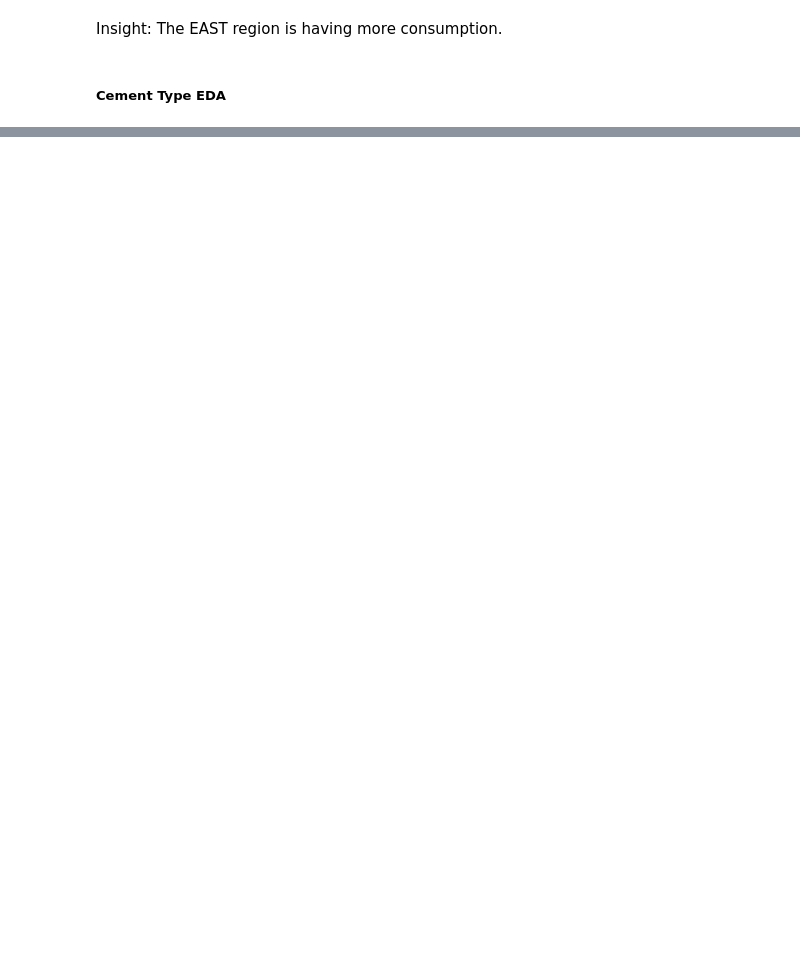
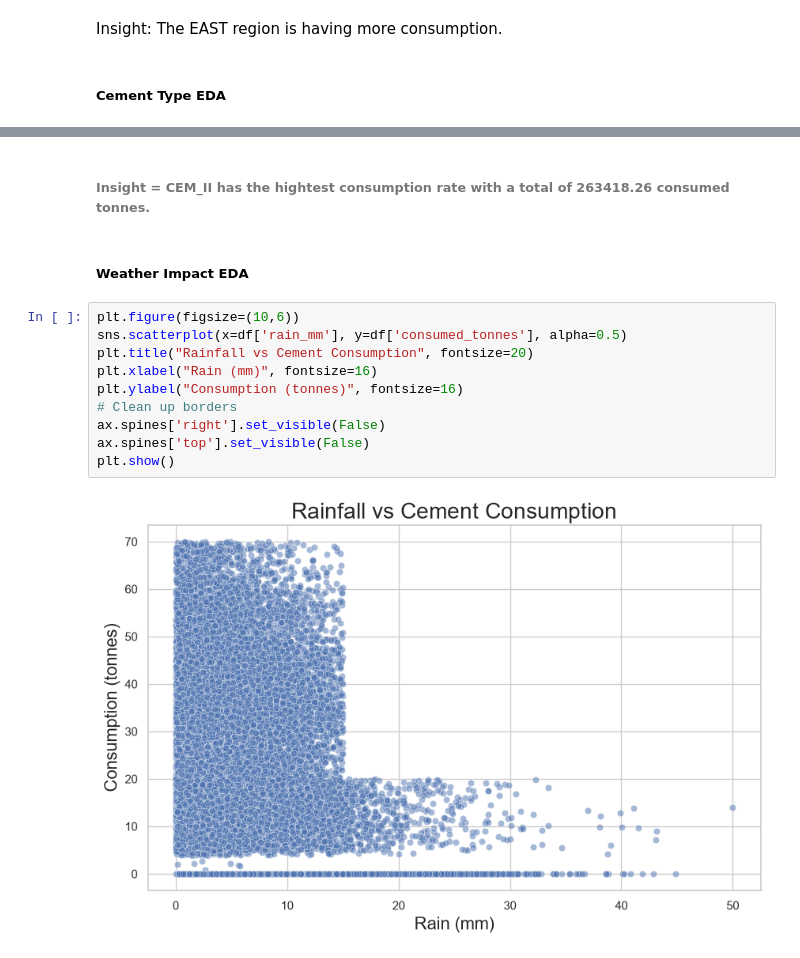
Before and after one commit to Queentutsi/MIG_Cement_t, a Jupyter notebook: Notebook/MIG_cleanEDA.ipynb, the cells around one changed output, grey strips where cells are left out. Cells and saved outputs as stored; diff of their text form; blank space fills up the shorter version.

```diff
--- a/Notebook/MIG_cleanEDA.ipynb
+++ b/Notebook/MIG_cleanEDA.ipynb
@@ -798,0 +808,16 @@ Insight: The EAST region is having more consumption.
+# %% [markdown]
+###### Insight = CEM_II has the hightest consumption rate with a total of 263418.26 consumed tonnes.
+# %% [markdown]
+##### Weather Impact EDA
+# %%
+plt.figure(figsize=(10,6))
+sns.scatterplot(x=df['rain_mm'], y=df['consumed_tonnes'], alpha=0.5)
+plt.title("Rainfall vs Cement Consumption", fontsize=20)
+plt.xlabel("Rain (mm)", fontsize=16)
+plt.ylabel("Consumption (tonnes)", fontsize=16)
+# Clean up borders
+ax.spines['right'].set_visible(False)
+ax.spines['top'].set_visible(False)
+plt.show()
+# %% [output]
+[figure, added]
```
Also changed, not shown: parts of 30 cells of this notebook, 5 other files.
